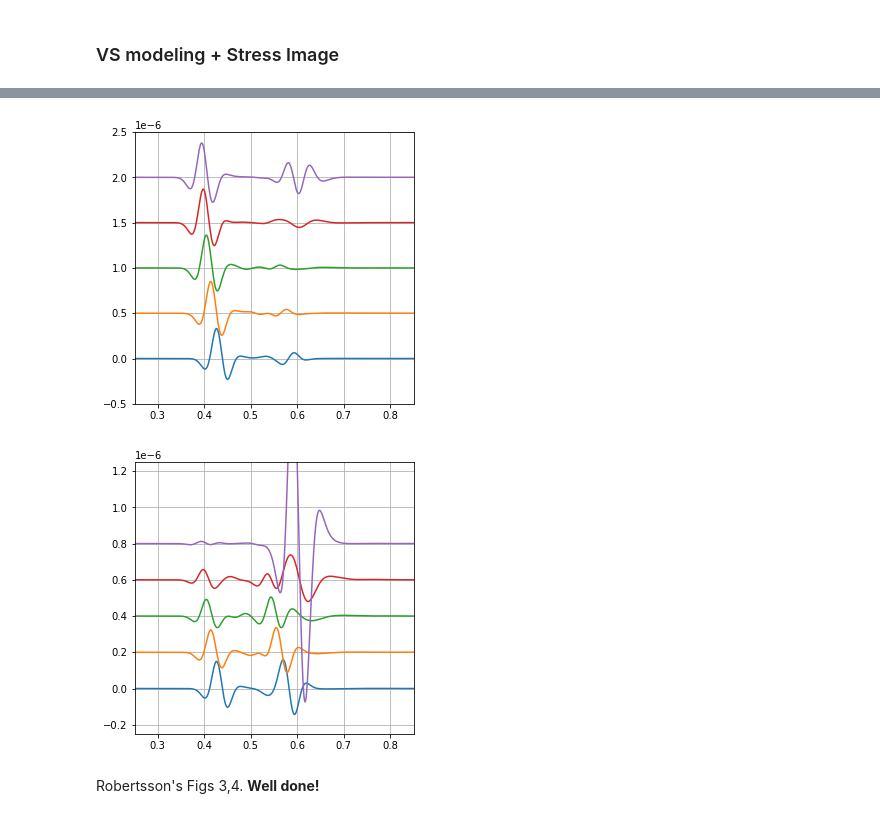
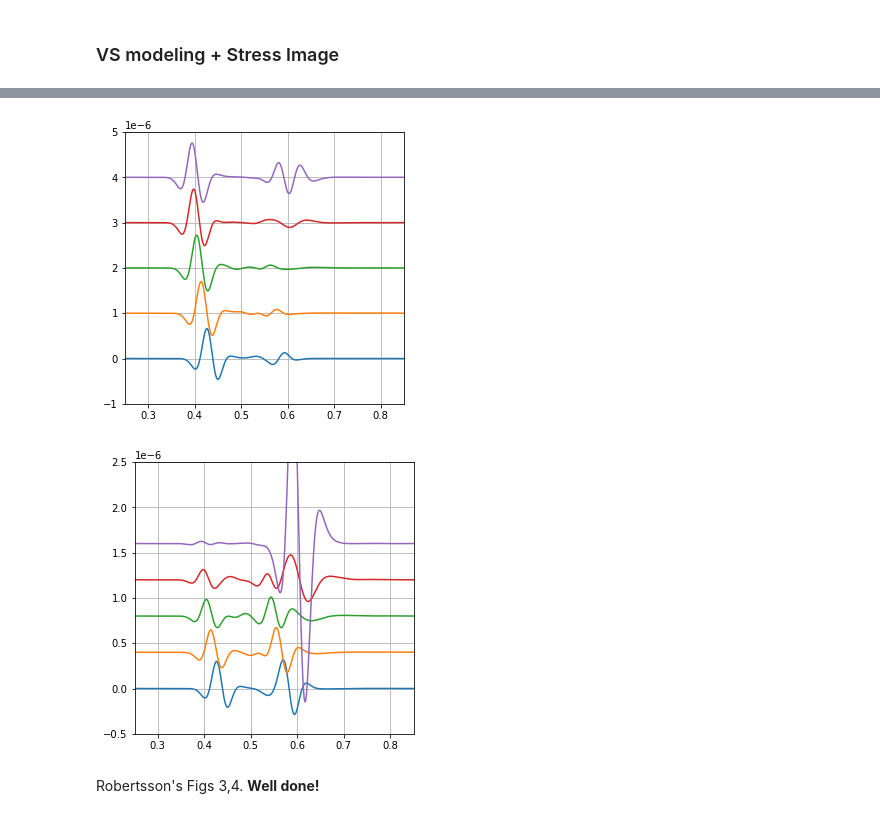
Before and after one commit to joeyartech/SeisJIMU, a Jupyter notebook: Demo/01_ForwardModeling_DAS_Freesurface/go.ipynb, the cells around one changed output, grey strips where cells are left out. Drawn from its saved outputs; the diff is of its cells as text; code cells hidden in the pictures.

```diff
--- a/Demo/01_ForwardModeling_DAS_Freesurface/go.ipynb
+++ b/Demo/01_ForwardModeling_DAS_Freesurface/go.ipynb
@@ -651,27 +658,27 @@ plt.subplot(1,3,3); imshow(read_snap('res_VS/snap_fld_u%szx',i=23),perc=98)
 # %%
 trs=read_su('res_VS/Ru_Shot0001.su',n=(15,nt))[:,5:10]*rho  #vx
 
 plt.figure(figsize=(5,5))
 plt.plot(t,trs[:,4]     )
-plt.plot(t,trs[:,3]+5e-7)
-plt.plot(t,trs[:,2]+10e-7)
-plt.plot(t,trs[:,1]+15e-7)
-plt.plot(t,trs[:,0]+20e-7)
-plt.xlim([0.25,0.85]); plt.ylim([-0.5e-6,2.5e-6]); plt.grid()
+plt.plot(t,trs[:,3]+10e-7)
+plt.plot(t,trs[:,2]+20e-7)
+plt.plot(t,trs[:,1]+30e-7)
+plt.plot(t,trs[:,0]+40e-7)
+plt.xlim([0.25,0.85]); plt.ylim([-1e-6,5e-6]); plt.grid()
 # %% [output]
-[figure, old version]
+[figure, new version]
 # %%
 trs=read_su('res_VS/Ru_Shot0001.su',n=(15,nt))[:,0:5]*rho  #vz
 
 plt.figure(figsize=(5,5))
 plt.plot(t,trs[:,4]     )
-plt.plot(t,trs[:,3]+2e-7)
-plt.plot(t,trs[:,2]+4e-7)
-plt.plot(t,trs[:,1]+6e-7)
-plt.plot(t,trs[:,0]+8e-7)
-plt.xlim([0.25,0.85]); plt.ylim([-0.25e-6,1.25e-6]); plt.grid()
+plt.plot(t,trs[:,3]+4e-7)
+plt.plot(t,trs[:,2]+8e-7)
+plt.plot(t,trs[:,1]+12e-7)
+plt.plot(t,trs[:,0]+16e-7)
+plt.xlim([0.25,0.85]); plt.ylim([-0.5e-6,2.5e-6]); plt.grid()
 # %% [output]
-[figure, old version]
+[figure, new version]
 # %% [markdown]
 Robertsson's Figs 3,4. **Well done!**
 # %% [markdown]
```
Also changed, not shown: parts of 30 cells of this notebook, 8 other files.
